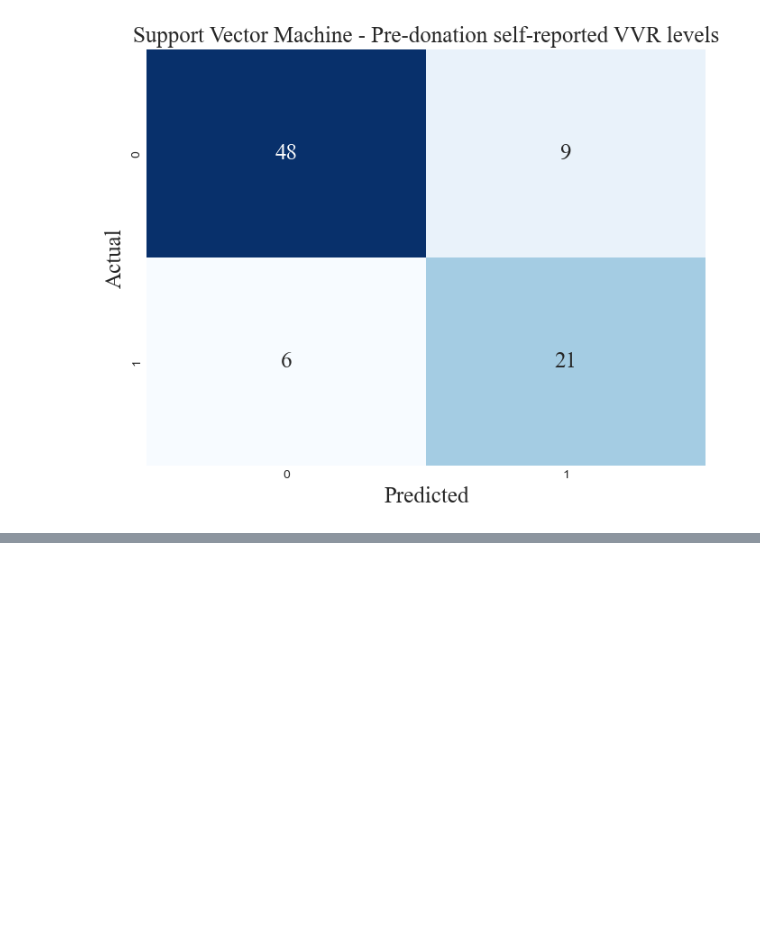
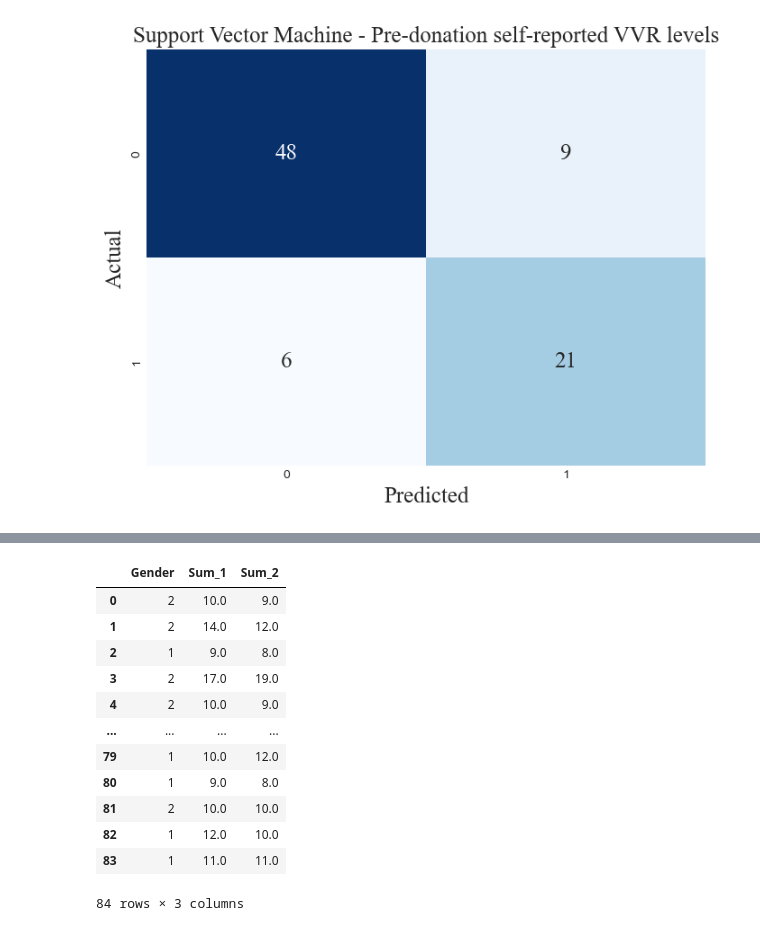
Before and after one commit to DionneSpaltman/predicting_VVR, a Jupyter notebook: models/00_only_VVR_levels/02_svm.ipynb, the cells around one changed output, grey strips where cells are left out. Drawn from its saved outputs; the diff is of its cells as text; code cells hidden in the pictures; blank space fills up the shorter version.

```diff
--- a/models/00_only_VVR_levels/02_svm.ipynb
+++ b/models/00_only_VVR_levels/02_svm.ipynb
@@ -448,0 +489,16 @@ plt.show()
+# %%
+display(X_test_gender)
+# %% [output]
+|  | Gender | Sum_1 | Sum_2 |
+| 0 | 2 | 10.0 | 9.0 |
+| 1 | 2 | 14.0 | 12.0 |
+| 2 | 1 | 9.0 | 8.0 |
+| 3 | 2 | 17.0 | 19.0 |
+| 4 | 2 | 10.0 | 9.0 |
+| ... | ... | ... | ... |
+| 79 | 1 | 10.0 | 12.0 |
+| 80 | 1 | 9.0 | 8.0 |
+| 81 | 2 | 10.0 | 10.0 |
+| 82 | 1 | 12.0 | 10.0 |
+| 83 | 1 | 11.0 | 11.0 |
+84 rows × 3 columns
```
Also changed, not shown: parts of 10 cells of this notebook.
